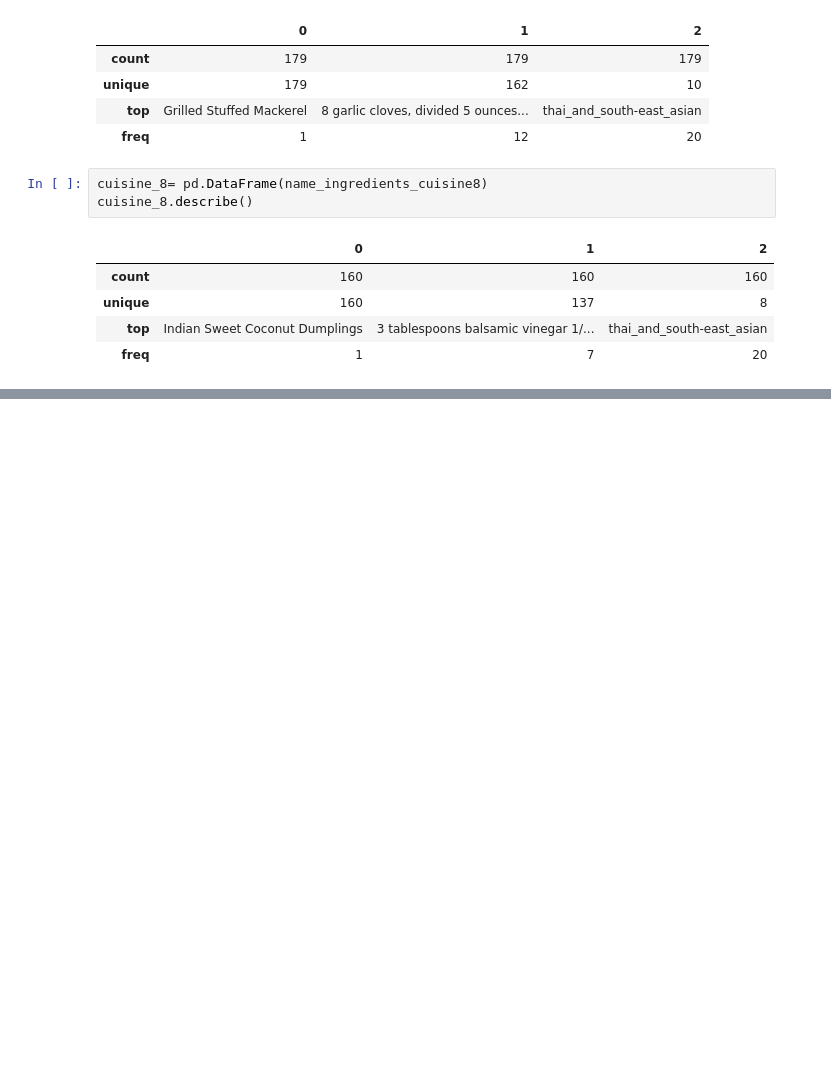
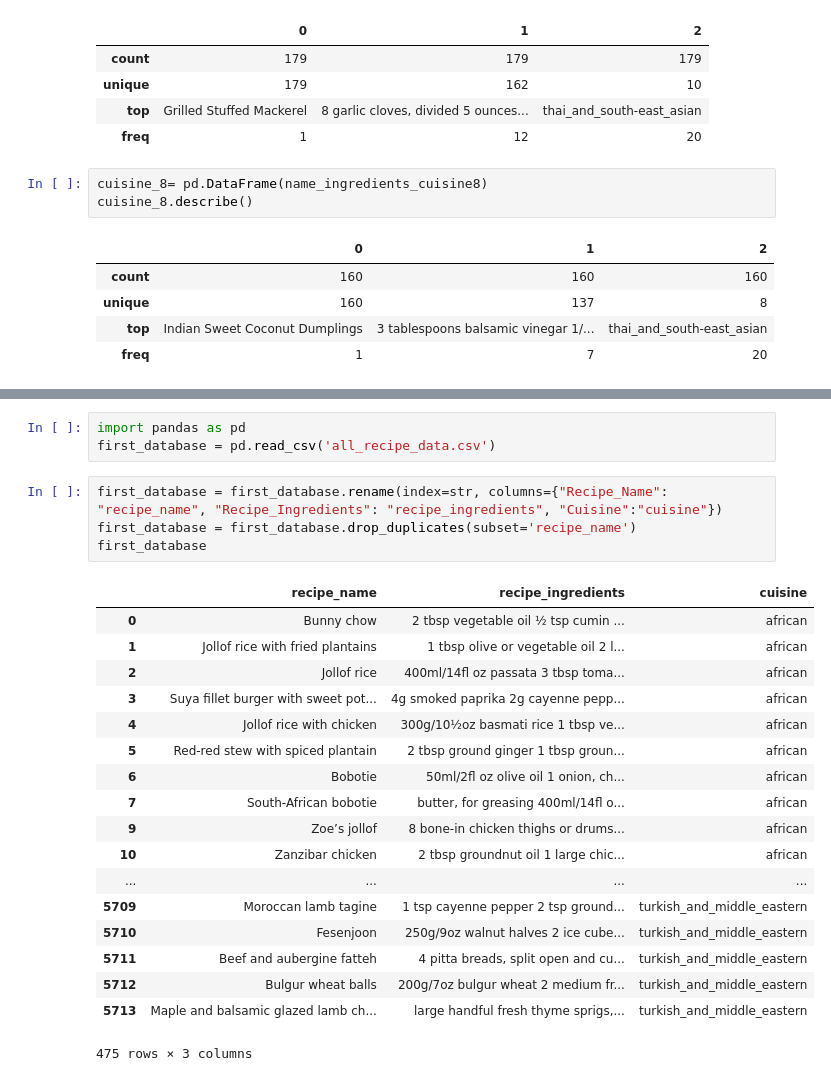
Before and after one commit to Prottoy2938/mod_3_project_cuisines, a Jupyter notebook: web_scrape_all_cuisines.ipynb, the cells around one changed output, grey strips where cells are left out. Saved outputs shown, nothing was run; the diff lists cells and outputs as text; blank space fills up the shorter version.

```diff
--- a/web_scrape_all_cuisines.ipynb
+++ b/web_scrape_all_cuisines.ipynb
@@ -143,0 +146,26 @@ cuisines= df.to_csv('cuisines.csv', index=False)
+# %%
+import pandas as pd
+first_database = pd.read_csv('all_recipe_data.csv')
+# %%
+first_database = first_database.rename(index=str, columns={"Recipe_Name": "recipe_name", "Recipe_Ingredients": "recipe_ingredients", "Cuisine":"cuisine"})
+first_database = first_database.drop_duplicates(subset='recipe_name')
+first_database
+# %% [output]
+|  | recipe_name | recipe_ingredients | cuisine |
+| 0 | Bunny chow | 2 tbsp vegetable oil ½ tsp cumin ... | african |
+| 1 | Jollof rice with fried plantains | 1 tbsp olive or vegetable oil 2 l... | african |
+| 2 | Jollof rice | 400ml/14fl oz passata 3 tbsp toma... | african |
+| 3 | Suya fillet burger with sweet pot... | 4g smoked paprika 2g cayenne pepp... | african |
+| 4 | Jollof rice with chicken | 300g/10½oz basmati rice 1 tbsp ve... | african |
+| 5 | Red-red stew with spiced plantain | 2 tbsp ground ginger 1 tbsp groun... | african |
+| 6 | Bobotie | 50ml/2fl oz olive oil 1 onion, ch... | african |
+| 7 | South-African bobotie | butter, for greasing 400ml/14fl o... | african |
+| 9 | Zoe’s jollof | 8 bone-in chicken thighs or drums... | african |
+| 10 | Zanzibar chicken | 2 tbsp groundnut oil 1 large chic... | african |
+| ... | ... | ... | ... |
+| 5709 | Moroccan lamb tagine | 1 tsp cayenne pepper 2 tsp ground... | turkish_and_middle_eastern |
+| 5710 | Fesenjoon | 250g/9oz walnut halves 2 ice cube... | turkish_and_middle_eastern |
+| 5711 | Beef and aubergine fatteh | 4 pitta breads, split open and cu... | turkish_and_middle_eastern |
+| 5712 | Bulgur wheat balls | 200g/7oz bulgur wheat 2 medium fr... | turkish_and_middle_eastern |
+| 5713 | Maple and balsamic glazed lamb ch... | large handful fresh thyme sprigs,... | turkish_and_middle_eastern |
+475 rows × 3 columns
```
Also changed, not shown: parts of 8 cells of this notebook, 1 other file.
